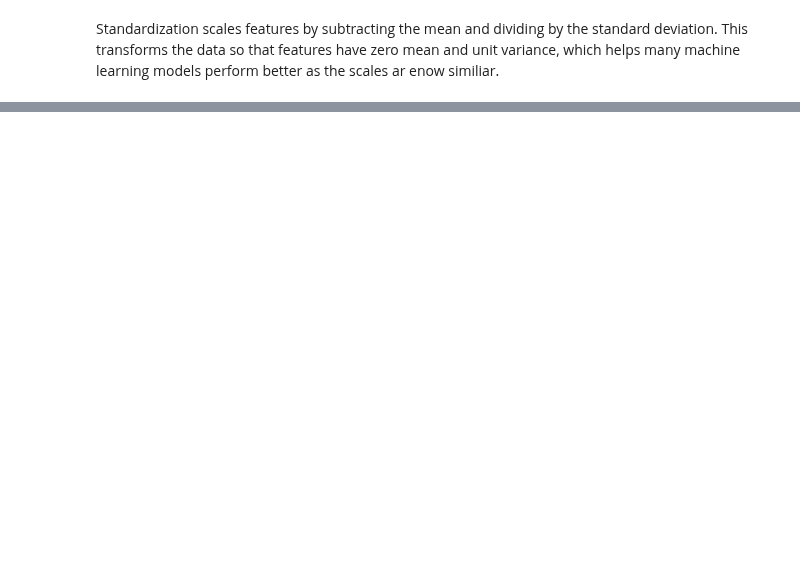
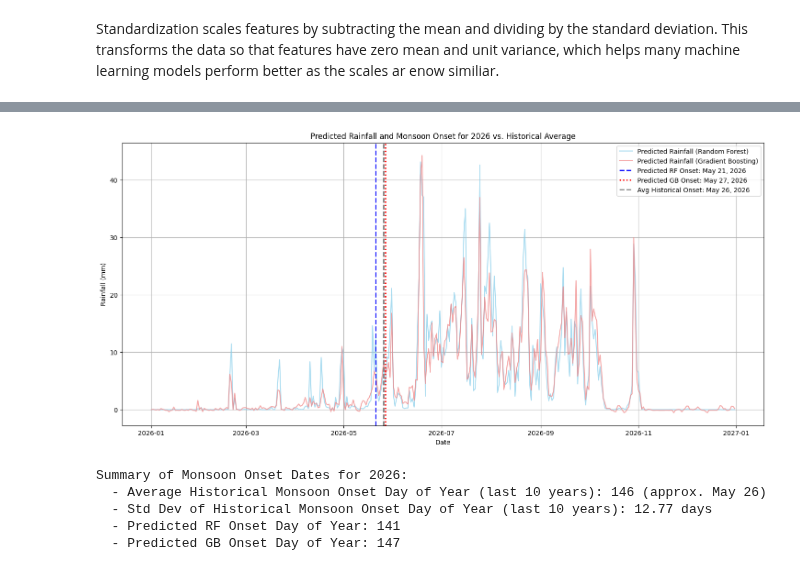
Before and after one commit to dibendupal69724-ux/CV-documents, a Jupyter notebook: Rainfall_Predictions.ipynb, the cells around one changed output, grey strips where cells are left out. Saved outputs shown, nothing was run; the diff lists cells and outputs as text; code cells hidden in the pictures; blank space fills up the shorter version.

```diff
--- a/Rainfall_Predictions.ipynb
+++ b/Rainfall_Predictions.ipynb
@@ -366,0 +500,68 @@ So both models predict near about same.Using this trained model we can try predi
+# %%
+import matplotlib.pyplot as plt
+import seaborn as sns
+import datetime
+import pandas as pd
+
+# --- Generate historical monsoon onset dates ---
+historical_onset_dates_list = []
+# Loop through each full year in df_weather for historical analysis.
+# Using years 2015 through 2025 to calculate historical average.
+# df_weather covers data up to 2026-05-05, so 2025 is the last complete year to have a full set of historical data.
+for year in range(df_weather.index.min().year, 2026): # Iterate from 2015 up to (but not including) 2026
+    df_year_data = df_weather[df_weather.index.year == year].copy()
+    if not df_year_data.empty:
+        # Define MONSOON_START_DATE_LIMIT for the current historical year
+        historical_monsoon_start_limit = datetime.date(year, 5, 10)
+        # find_monsoon_onset, RAINFALL_THRESHOLD, CONSECUTIVE_DAYS are assumed to be defined in previous cells
+        onset_date_for_year = find_monsoon_onset(df_year_data['rain'], RAINFALL_THRESHOLD, CONSECUTIVE_DAYS, after_date=historical_monsoon_start_limit)
+        if onset_date_for_year:
+            historical_onset_dates_list.append(onset_date_for_year)
+
+# Convert the list of dates to a Pandas DatetimeIndex
+historical_onset_dates = pd.to_datetime(historical_onset_dates_list)
+# --- End of historical monsoon onset dates generation ---
+
+# Calculate average historical monsoon onset day of year
+historical_onset_day_mean = pd.Series(historical_onset_dates.dayofyear).mean()
+historical_onset_day_std = pd.Series(historical_onset_dates.dayofyear).std()
+
+# Convert mean day of year back to a date for the prediction year for visualization
+average_historical_onset_date_2026 = datetime.datetime(prediction_year, 1, 1) + datetime.timedelta(days=int(historical_onset_day_mean) - 1)
+
+plt.figure(figsize=(18, 8))
+
+# Plot predicted rainfall for 2026 (Random Forest)
+plt.plot(df_predicted_rain_rf.index, df_predicted_rain_rf.values, label='Predicted Rainfall (Random Forest)', color='skyblue', alpha=0.7)
+
+# Plot predicted rainfall for 2026 (Gradient Boosting)
+plt.plot(df_predicted_rain_gb.index, df_predicted_rain_gb.values, label='Predicted Rainfall (Gradient Boosting)', color='lightcoral', alpha=0.7)
+
+# Mark predicted onset dates
+if predicted_onset_rf:
+    plt.axvline(x=predicted_onset_rf, color='blue', linestyle='--', linewidth=2, label=f'Predicted RF Onset: {predicted_onset_rf.strftime("%b %d, %Y")}')
+if predicted_onset_gb:
+    plt.axvline(x=predicted_onset_gb, color='red', linestyle=':', linewidth=2, label=f'Predicted GB Onset: {predicted_onset_gb.strftime("%b %d, %Y")}')
+
+# Mark the average historical onset date for comparison
+plt.axvline(x=average_historical_onset_date_2026, color='grey', linestyle='--', linewidth=2, label=f'Avg Historical Onset: {average_historical_onset_date_2026.strftime("%b %d, %Y")}')
+
+plt.title(f'Predicted Rainfall and Monsoon Onset for {prediction_year} vs. Historical Average')
+plt.xlabel('Date')
+plt.ylabel('Rainfall (mm)')
+plt.legend()
+plt.grid(True)
+plt.show()
+
+print(f"Summary of Monsoon Onset Dates for {prediction_year}:")
+print(f"  - Average Historical Monsoon Onset Day of Year (last 10 years): {int(historical_onset_day_mean)} (approx. {average_historical_onset_date_2026.strftime('%b %d')})")
+print(f"  - Std Dev of Historical Monsoon Onset Day of Year (last 10 years): {historical_onset_day_std:.2f} days")
+print(f"  - Predicted RF Onset Day of Year: {predicted_onset_rf.dayofyear if predicted_onset_rf else 'Not found'}")
+print(f"  - Predicted GB Onset Day of Year: {predicted_onset_gb.dayofyear if predicted_onset_gb else 'Not found'}")
+# %% [output]
+[figure, added]
+Summary of Monsoon Onset Dates for 2026:
+  - Average Historical Monsoon Onset Day of Year (last 10 years): 146 (approx. May 26)
+  - Std Dev of Historical Monsoon Onset Day of Year (last 10 years): 12.77 days
+  - Predicted RF Onset Day of Year: 141
+  - Predicted GB Onset Day of Year: 147
```
Also changed, not shown: parts of 17 cells of this notebook.
